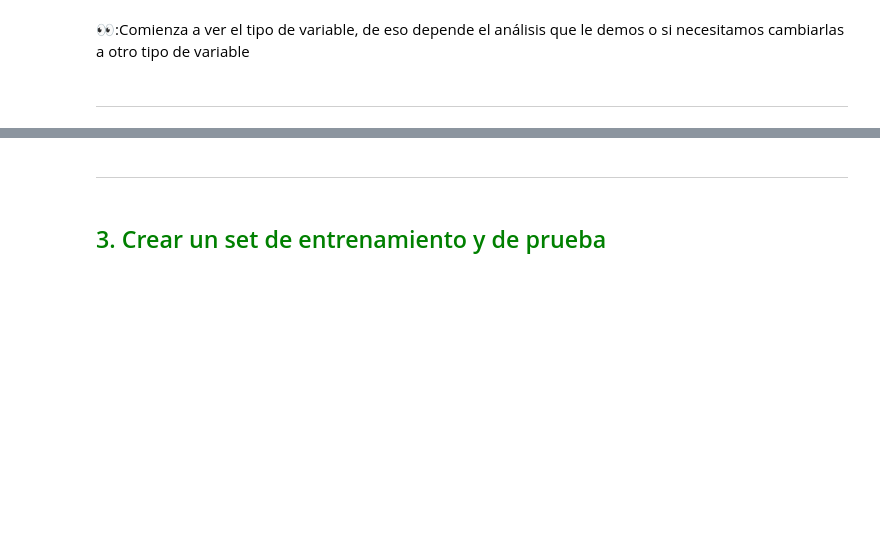
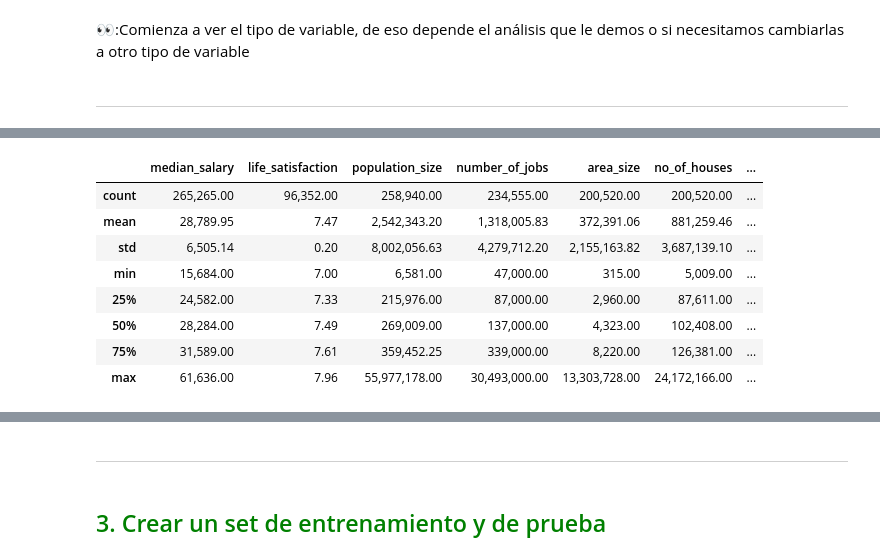
Before and after one commit to CarlosDev2207/6IV8_Mendoza_S-nchez_Carlos_Eduardo_AnalisisDeDatos, a Jupyter notebook: Machine Learning python Archivos de Trabajo para el curso y Manual/Capítulo 2-Proyecto End-to-End/Cap2_plantilla.ipynb, the cells around one changed output, grey strips where cells are left out. Cells and saved outputs as stored; diff of their text form; code cells hidden in the pictures; blank space fills up the shorter version.

```diff
--- a/Machine Learning python Archivos de Trabajo para el curso y Manual/Capítulo 2-Proyecto End-to-End/Cap2_plantilla.ipynb
+++ b/Machine Learning python Archivos de Trabajo para el curso y Manual/Capítulo 2-Proyecto End-to-End/Cap2_plantilla.ipynb
@@ -52,5 +129,17 @@ LONDON_MAP = os.path.abspath("") + "\map\London_Borough_Excluding_MHW.shp"
 # %%
 # Una forma muy utilizada para obtener información de nuestros datos numéricos es el método describe(), ejemplo:
+pd.options.display.float_format = '{:,.2f}'.format
+data.describe()
+# %% [output]
+|  | median_salary | life_satisfaction | population_size | number_of_jobs | area_size | no_of_houses | ... |
+| count | 265,265.00 | 96,352.00 | 258,940.00 | 234,555.00 | 200,520.00 | 200,520.00 | ... |
+| mean | 28,789.95 | 7.47 | 2,542,343.20 | 1,318,005.83 | 372,391.06 | 881,259.46 | ... |
+| std | 6,505.14 | 0.20 | 8,002,056.63 | 4,279,712.20 | 2,155,163.82 | 3,687,139.10 | ... |
+| min | 15,684.00 | 7.00 | 6,581.00 | 47,000.00 | 315.00 | 5,009.00 | ... |
+| 25% | 24,582.00 | 7.33 | 215,976.00 | 87,000.00 | 2,960.00 | 87,611.00 | ... |
+| 50% | 28,284.00 | 7.49 | 269,009.00 | 137,000.00 | 4,323.00 | 102,408.00 | ... |
+| 75% | 31,589.00 | 7.61 | 359,452.25 | 339,000.00 | 8,220.00 | 126,381.00 | ... |
+| max | 61,636.00 | 7.96 | 55,977,178.00 | 30,493,000.00 | 13,303,728.00 | 24,172,166.00 | ... |
 # %%
 # Realiza un Histograma para visualizar los datos
 #matplotlib inline para aquellos que estan con jupyter notebook
```
Also changed, not shown: parts of 20 cells of this notebook, 1 other file.
